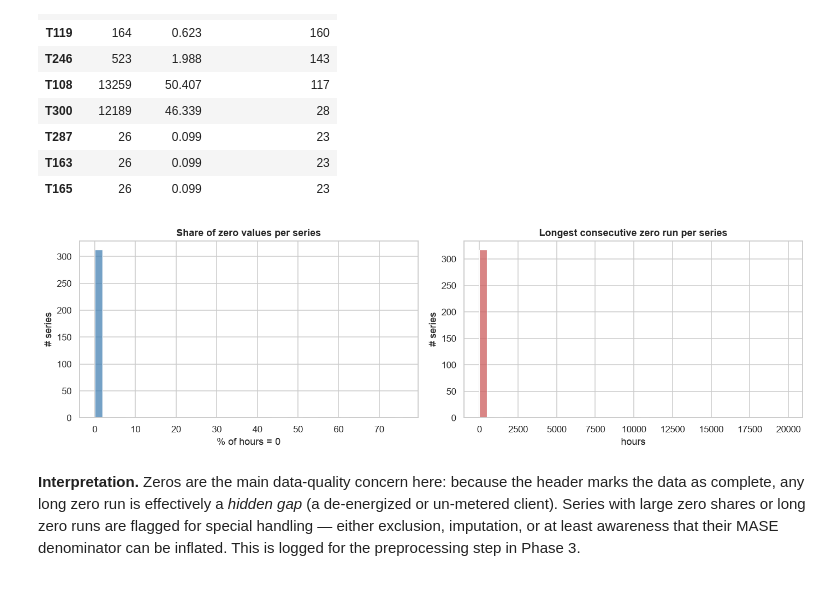
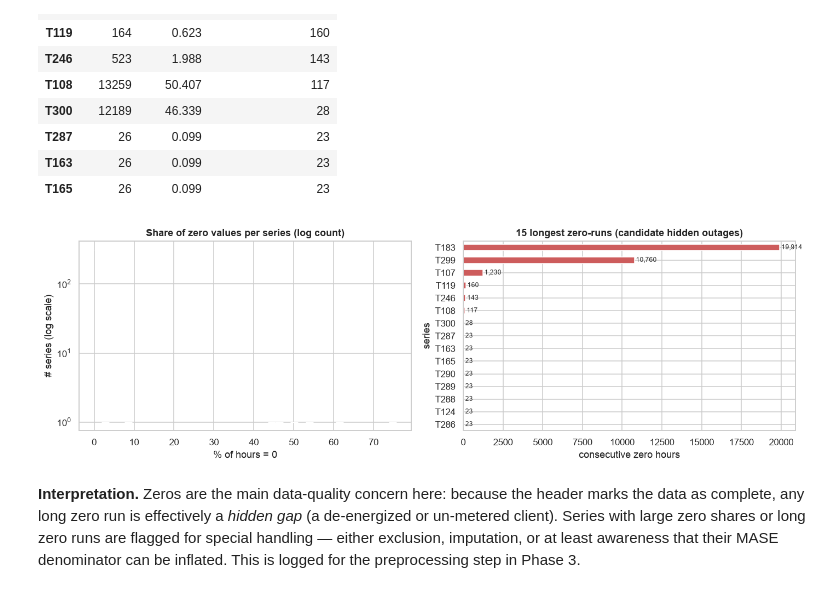
Before and after one commit to mskayacioglu/energy-demand-forecasting-foundation-models, a Jupyter notebook: notebooks/01_exploratory_data_analysis.ipynb, the cells around one changed output. Saved outputs shown, nothing was run; the diff lists cells and outputs as text; code cells hidden in the pictures.

```diff
--- a/notebooks/01_exploratory_data_analysis.ipynb
+++ b/notebooks/01_exploratory_data_analysis.ipynb
@@ -339,14 +339,26 @@ Series with a >=168h zero run : 3
 | T163 | 26 | 0.099 | 23 |
 | T165 | 26 | 0.099 | 23 |
 # %%
-fig, axes = plt.subplots(1, 2, figsize=(13, 4))
-sns.histplot(quality["pct_zeros"], bins=40, ax=axes[0], color="steelblue")
-axes[0].set(title="Share of zero values per series", xlabel="% of hours = 0", ylabel="# series")
-sns.histplot(quality["longest_zero_run_h"], bins=40, ax=axes[1], color="indianred")
-axes[1].set(title="Longest consecutive zero run per series", xlabel="hours", ylabel="# series")
+fig, axes = plt.subplots(1, 2, figsize=(13, 4.2))
+
+# Left: zero-share distribution on a LOG count axis. On a linear axis the ~313 series with
+# < 2% zeros form one tall bar and the handful of high-zero series (the ones we actually care
+# about) are invisible in the tail. Log-y makes those rare bins (count 1-6) show up.
+sns.histplot(quality["pct_zeros"], bins=40, ax=axes[0], color="steelblue", log_scale=(False, True))
+axes[0].set(title="Share of zero values per series (log count)", xlabel="% of hours = 0",
+            ylabel="# series (log scale)")
+
+# Right: the actionable view -- rank the worst series by longest zero run (candidate hidden outages),
+# which a histogram cannot show because only ~3 series have a run worth flagging.
+top_runs = quality["longest_zero_run_h"].sort_values(ascending=False).head(15)
+top_runs.iloc[::-1].plot.barh(ax=axes[1], color="indianred")
+axes[1].set(title="15 longest zero-runs (candidate hidden outages)",
+            xlabel="consecutive zero hours", ylabel="series")
+for y, v in enumerate(top_runs.iloc[::-1].to_numpy()):
+    axes[1].text(v, y, f" {int(v):,}", va="center", fontsize=8)
 plt.tight_layout(); plt.show()
 # %% [output]
-[figure, old version]
+[figure, new version]
 # %% [markdown]
 **Interpretation.** Zeros are the main data-quality concern here: because the header marks
 the data as complete, any long zero run is effectively a *hidden gap* (a de-energized or
```
Also changed, not shown: parts of 9 cells of this notebook.
